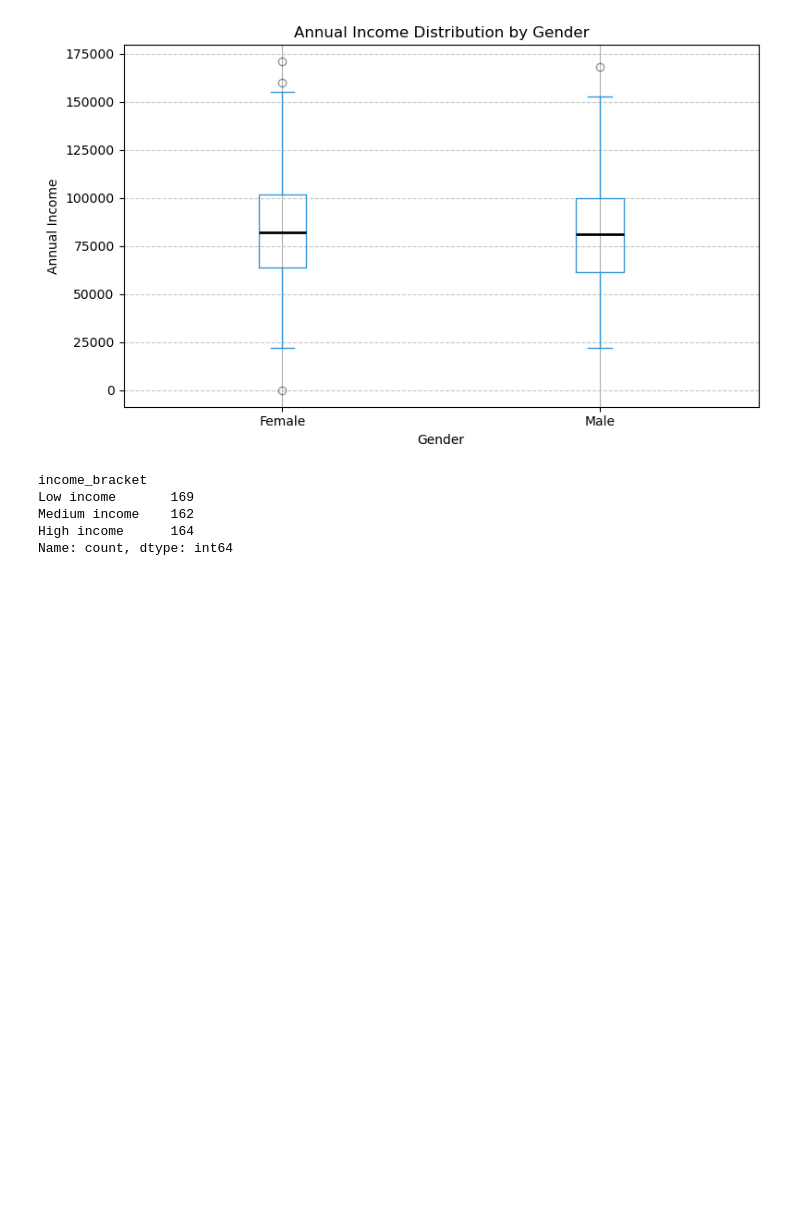
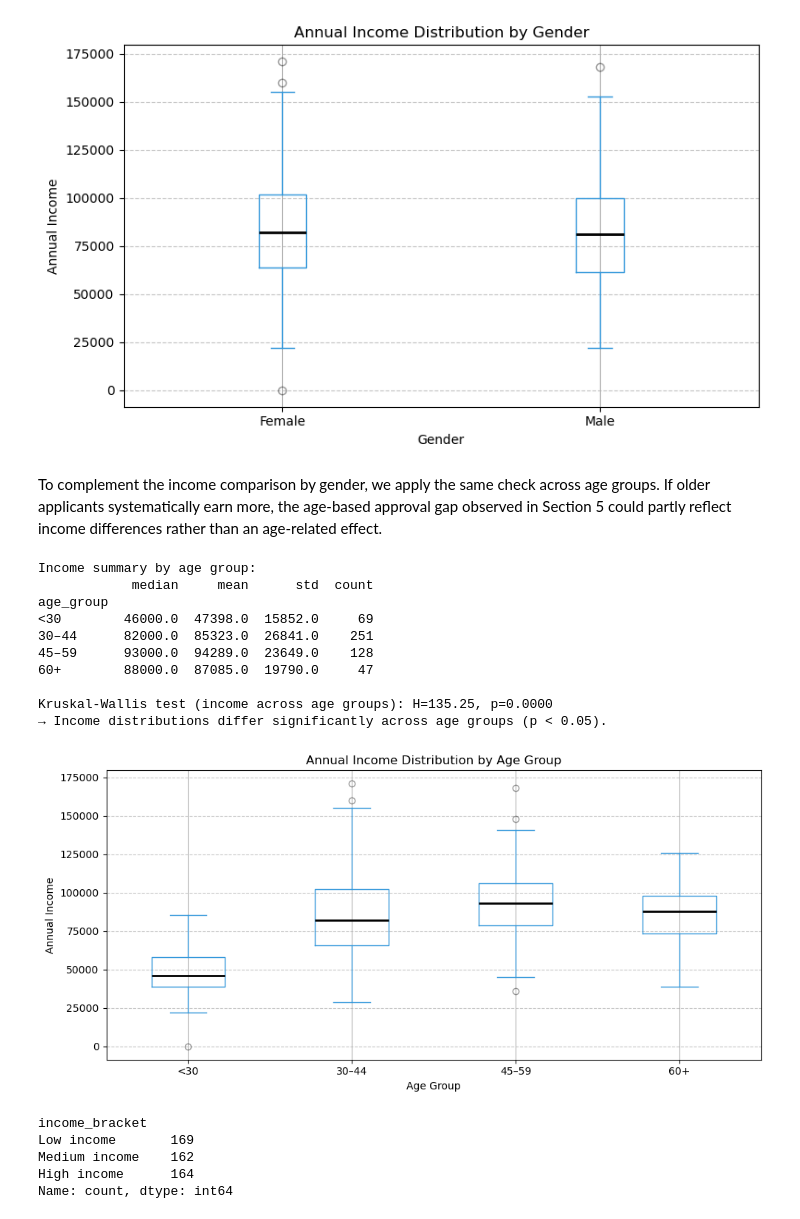
Before and after one commit to margarida-passos-cunha/dego-project-team9, a Jupyter notebook: notebooks/02-bias-analysis.ipynb, the cells around one changed output. Cells and saved outputs as stored; diff of their text form; code cells hidden in the pictures; blank space fills up the shorter version.

Commit message:
Add income distribution by age group analysis to section 4.6

```diff
--- a/notebooks/02-bias-analysis.ipynb
+++ b/notebooks/02-bias-analysis.ipynb
@@ -341,6 +341,62 @@ Male    81000.0  81358.0  27606.0    246
 Mann-Whitney U test (income Male vs Female): U=29306, p=0.4067
 → No significant income difference between genders (p >= 0.05).
 [figure]
+# %% [markdown]
+To complement the income comparison by gender, we apply the same check across age groups. If older applicants systematically earn more, the age-based approval gap observed in Section 5 could partly reflect income differences rather than an age-related effect.
+# %%
+# --- Descriptive income statistics by age group ---
+income_by_age = df_main.groupby("age_group", observed=False)["annual_income"].agg(
+    ["median", "mean", "std", "count"]
+)
+print("Income summary by age group:")
+print(income_by_age.round(0))
+print()
+
+# --- Kruskal-Wallis test (non-parametric, >2 groups) ---
+from scipy.stats import kruskal
+
+age_income_groups = [
+    df_main.loc[df_main["age_group"] == g, "annual_income"].dropna()
+    for g in ["<30", "30–44", "45–59", "60+"]
+]
+stat_kw, p_kw = kruskal(*age_income_groups)
+print(f"Kruskal-Wallis test (income across age groups): H={stat_kw:.2f}, p={p_kw:.4f}")
+if p_kw < 0.05:
+    print("→ Income distributions differ significantly across age groups (p < 0.05).")
+else:
+    print("→ No significant income difference across age groups (p >= 0.05).")
+
+# --- Boxplot ---
+fig, ax = plt.subplots(figsize=(10, 5))
+df_main.boxplot(
+    column="annual_income",
+    by="age_group",
+    ax=ax,
+    boxprops=dict(color="#3498db"),
+    medianprops=dict(color="black", linewidth=2),
+    whiskerprops=dict(color="#3498db"),
+    capprops=dict(color="#3498db"),
+    flierprops=dict(marker="o", color="#3498db", alpha=0.4),
+)
+ax.set_title("Annual Income Distribution by Age Group")
+ax.set_xlabel("Age Group")
+ax.set_ylabel("Annual Income")
+plt.suptitle("")
+ax.grid(axis="y", linestyle="--", alpha=0.7)
+plt.tight_layout()
+plt.show()
+# %% [output]
+Income summary by age group:
+            median     mean      std  count
+age_group
+<30        46000.0  47398.0  15852.0     69
+30–44      82000.0  85323.0  26841.0    251
+45–59      93000.0  94289.0  23649.0    128
+60+        88000.0  87085.0  19790.0     47
+
+Kruskal-Wallis test (income across age groups): H=135.25, p=0.0000
+→ Income distributions differ significantly across age groups (p < 0.05).
+[figure, added]
 # %%
 # Create income brackets using tertiles (equal-frequency split into 3 groups)
 # pd.qcut ensures balanced group sizes, which is more robust for a small dataset (n=495)
```
Also changed, not shown: parts of 1 cell of this notebook.
